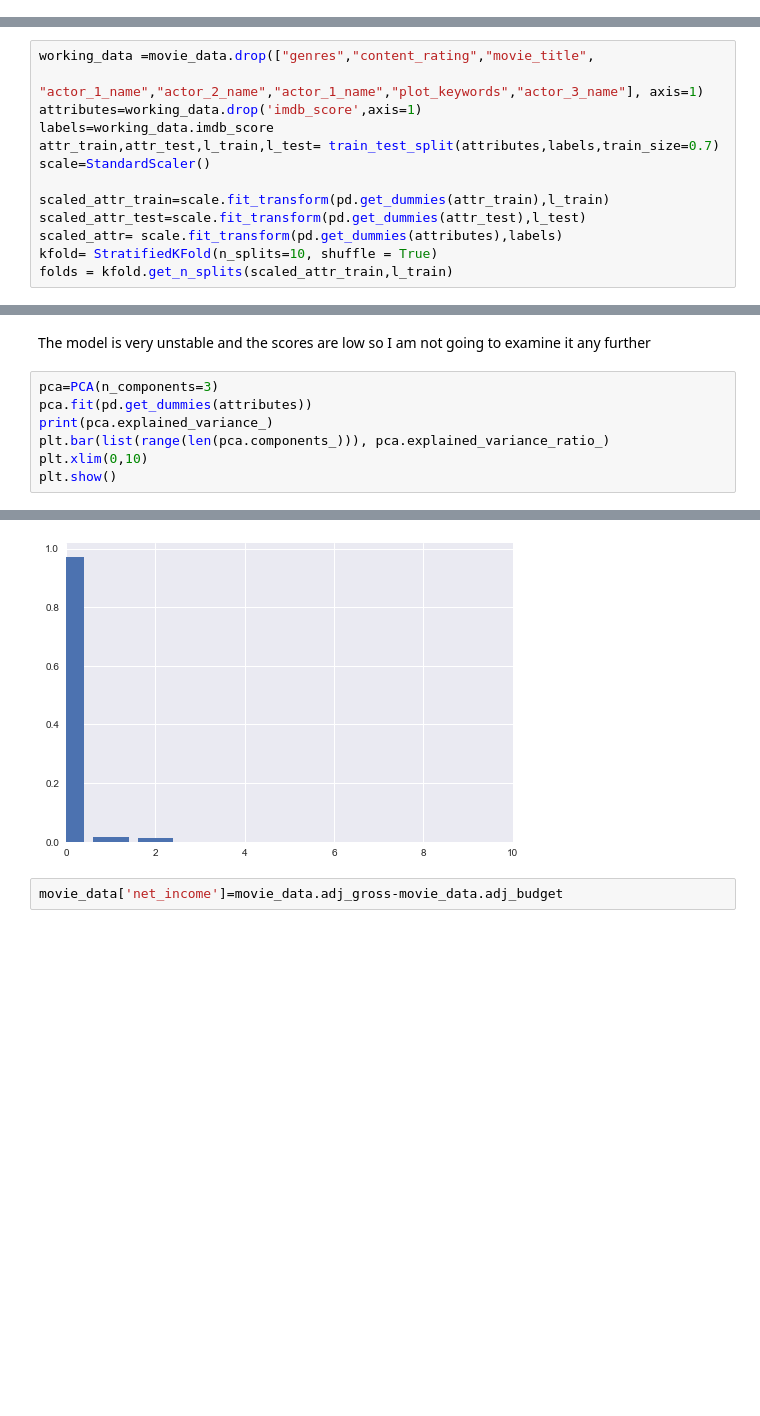
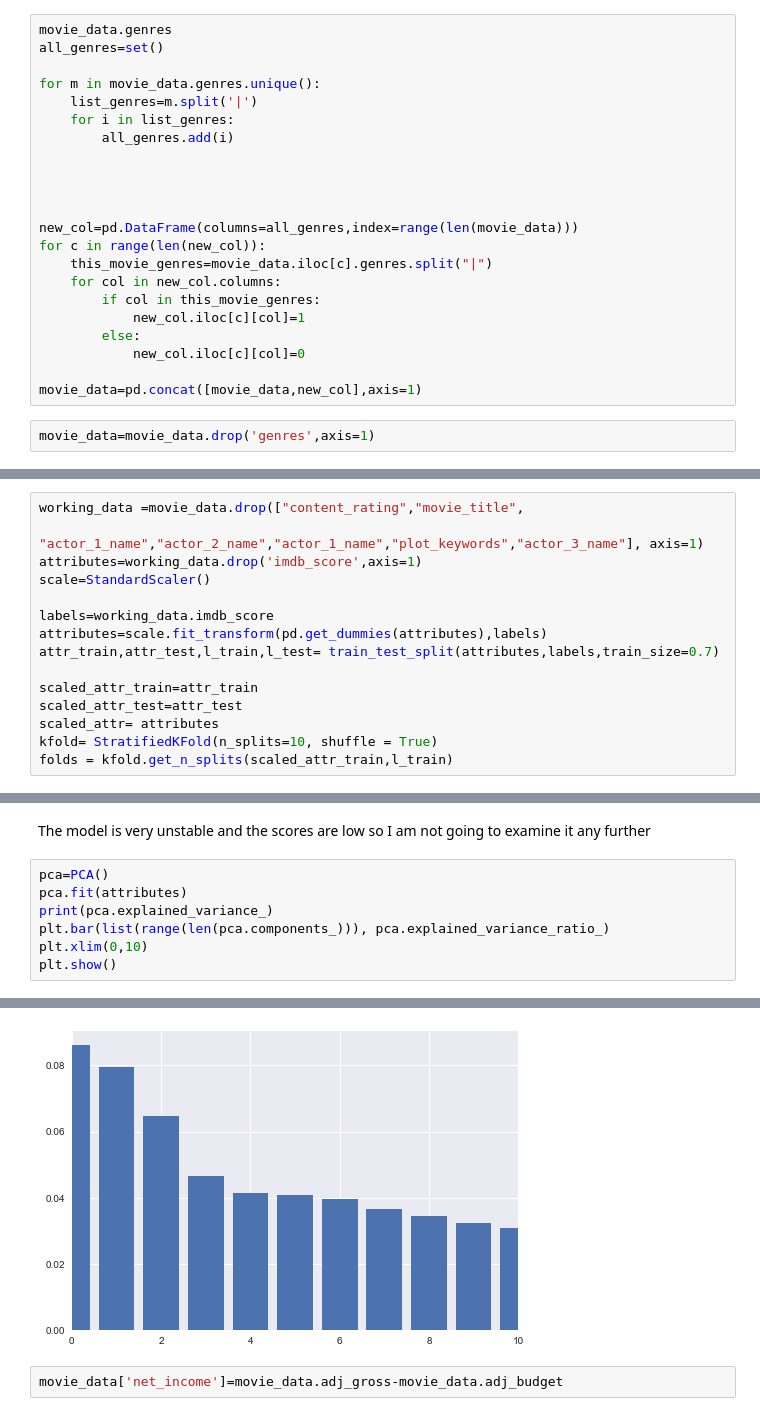
Before and after one commit to SvetozarMateev/Machine-Learning, a Jupyter notebook: Project/Movie ratings predictor.ipynb, the cells around one changed output, grey strips where cells are left out. Saved outputs shown, nothing was run; the diff lists cells and outputs as text; blank space fills up the shorter version.

```diff
--- a/Project/Movie ratings predictor.ipynb
+++ b/Project/Movie ratings predictor.ipynb
@@ -341,0 +321,24 @@ for o in occurences:
+# %%
+movie_data.genres
+all_genres=set()
+
+for m in movie_data.genres.unique():
+    list_genres=m.split('|')
+    for i in list_genres:
+        all_genres.add(i)
+
+
+
+
+new_col=pd.DataFrame(columns=all_genres,index=range(len(movie_data)))
+for c in range(len(new_col)):
+    this_movie_genres=movie_data.iloc[c].genres.split("|")
+    for col in new_col.columns:
+        if col in this_movie_genres:
+            new_col.iloc[c][col]=1
+        else:
+            new_col.iloc[c][col]=0
+
+movie_data=pd.concat([movie_data,new_col],axis=1)
+# %%
+movie_data=movie_data.drop('genres',axis=1)
@@ -615,14 +603,16 @@ movie_data
 # %%
-working_data =movie_data.drop(["genres","content_rating","movie_title",
+working_data =movie_data.drop(["content_rating","movie_title",
                                  "actor_1_name","actor_2_name","actor_1_name","plot_keywords","actor_3_name"], axis=1)
 attributes=working_data.drop('imdb_score',axis=1)
-labels=working_data.imdb_score
-attr_train,attr_test,l_train,l_test= train_test_split(attributes,labels,train_size=0.7)
 scale=StandardScaler()
 
-scaled_attr_train=scale.fit_transform(pd.get_dummies(attr_train),l_train)
-scaled_attr_test=scale.fit_transform(pd.get_dummies(attr_test),l_test)
-scaled_attr= scale.fit_transform(pd.get_dummies(attributes),labels)
+labels=working_data.imdb_score
+attributes=scale.fit_transform(pd.get_dummies(attributes),labels)
+attr_train,attr_test,l_train,l_test= train_test_split(attributes,labels,train_size=0.7)
+
+scaled_attr_train=attr_train
+scaled_attr_test=attr_test
+scaled_attr= attributes
 kfold= StratifiedKFold(n_splits=10, shuffle = True)
 folds = kfold.get_n_splits(scaled_attr_train,l_train)
 # %%
@@ -746,8 +715,8 @@ array([ 0.26822516,  0.33404322,  0.43341215, -0.04555966])
 # %% [markdown]
 The model is very unstable and the scores are low so I am not going to examine it any further
 # %%
-pca=PCA(n_components=3)
-pca.fit(pd.get_dummies(attributes))
+pca=PCA()
+pca.fit(attributes)
 print(pca.explained_variance_)
 plt.bar(list(range(len(pca.components_))), pca.explained_variance_ratio_)
 plt.xlim(0,10)
@@ -757,4 +742,4 @@ plt.show()
-[figure, old version]
+[figure, new version]
 # %%
 movie_data['net_income']=movie_data.adj_gross-movie_data.adj_budget
 # %%
```
Also changed, not shown: parts of 47 cells of this notebook.
